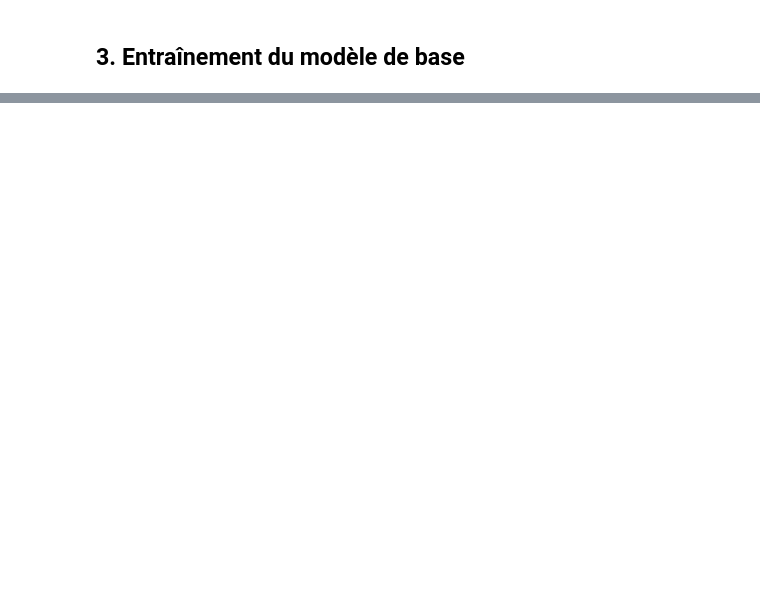
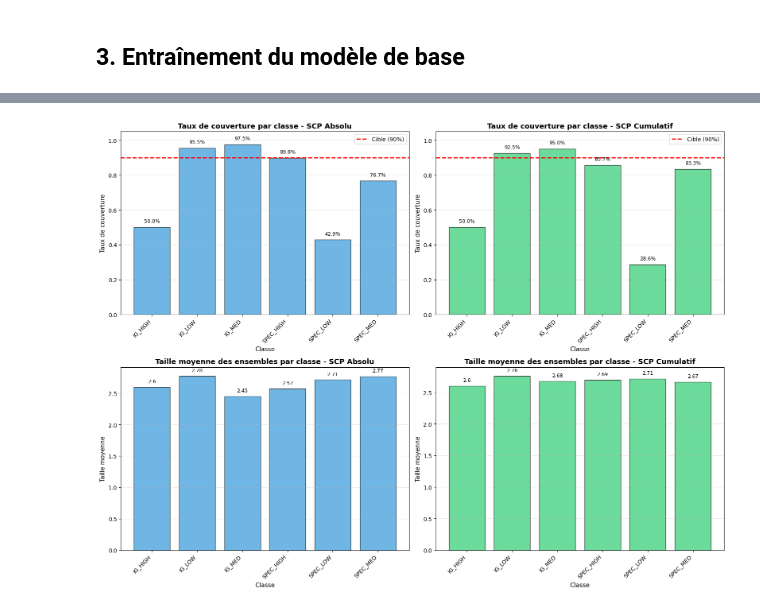
Before and after one commit to ErwannLesech/Prediction-Conforme-et-Regression-Quantile-en-finance, a Jupyter notebook: notebooks/Prediction_Conforme_Classification.ipynb, the cells around one changed output, grey strips where cells are left out. Drawn from its saved outputs; the diff is of its cells as text; code cells hidden in the pictures; blank space fills up the shorter version.

```diff
--- a/notebooks/Prediction_Conforme_Classification.ipynb
+++ b/notebooks/Prediction_Conforme_Classification.ipynb
@@ -626,0 +797,80 @@ Interprétation: ⚠⚠ Faible confiance - Forte incertitude
+# %%
+# Visualisation du coverage par classe
+fig, axes = plt.subplots(2, 2, figsize=(16, 12))
+
+# Preparation des donnees
+classes = list(results_abs.keys())
+coverages_abs = [results_abs[c]['coverage'] for c in classes]
+coverages_cum = [results_cum[c]['coverage'] for c in classes]
+sizes_abs = [results_abs[c]['avg_size'] for c in classes]
+sizes_cum = [results_cum[c]['avg_size'] for c in classes]
+counts = [results_abs[c]['count'] for c in classes]
+
+x_pos = np.arange(len(classes))
+
+# Graphique 1: Coverage par classe (SCP Absolu)
+bars1 = axes[0, 0].bar(x_pos, coverages_abs, color='#3498db', alpha=0.7, edgecolor='black')
+axes[0, 0].axhline(y=0.9, color='red', linestyle='--', linewidth=2, label='Cible (90%)')
+axes[0, 0].set_xlabel('Classe', fontsize=11)
+axes[0, 0].set_ylabel('Taux de couverture', fontsize=11)
+axes[0, 0].set_title('Taux de couverture par classe - SCP Absolu', fontsize=13, fontweight='bold')
+axes[0, 0].set_xticks(x_pos)
+axes[0, 0].set_xticklabels(classes, rotation=45, ha='right')
+axes[0, 0].set_ylim([0, 1.05])
+axes[0, 0].legend()
+axes[0, 0].grid(axis='y', alpha=0.3)
+
+for i, (bar, cov) in enumerate(zip(bars1, coverages_abs)):
+    height = bar.get_height()
+    axes[0, 0].text(bar.get_x() + bar.get_width()/2., height + 0.02,
+                    str(round(cov*100, 1)) + '%', ha='center', va='bottom', fontsize=9)
+
+# Graphique 2: Coverage par classe (SCP Cumulatif)
+bars2 = axes[0, 1].bar(x_pos, coverages_cum, color='#2ecc71', alpha=0.7, edgecolor='black')
+axes[0, 1].axhline(y=0.9, color='red', linestyle='--', linewidth=2, label='Cible (90%)')
+axes[0, 1].set_xlabel('Classe', fontsize=11)
+axes[0, 1].set_ylabel('Taux de couverture', fontsize=11)
+axes[0, 1].set_title('Taux de couverture par classe - SCP Cumulatif', fontsize=13, fontweight='bold')
+axes[0, 1].set_xticks(x_pos)
+axes[0, 1].set_xticklabels(classes, rotation=45, ha='right')
+axes[0, 1].set_ylim([0, 1.05])
+axes[0, 1].legend()
+axes[0, 1].grid(axis='y', alpha=0.3)
+
+for i, (bar, cov) in enumerate(zip(bars2, coverages_cum)):
+    height = bar.get_height()
+    axes[0, 1].text(bar.get_x() + bar.get_width()/2., height + 0.02,
+                    str(round(cov*100, 1)) + '%', ha='center', va='bottom', fontsize=9)
+
+# Graphique 3: Taille moyenne par classe (SCP Absolu)
+bars3 = axes[1, 0].bar(x_pos, sizes_abs, color='#3498db', alpha=0.7, edgecolor='black')
+axes[1, 0].set_xlabel('Classe', fontsize=11)
+axes[1, 0].set_ylabel('Taille moyenne', fontsize=11)
+axes[1, 0].set_title('Taille moyenne des ensembles par classe - SCP Absolu', fontsize=13, fontweight='bold')
+axes[1, 0].set_xticks(x_pos)
+axes[1, 0].set_xticklabels(classes, rotation=45, ha='right')
+axes[1, 0].grid(axis='y', alpha=0.3)
+
+for i, (bar, size) in enumerate(zip(bars3, sizes_abs)):
+    height = bar.get_height()
+    axes[1, 0].text(bar.get_x() + bar.get_width()/2., height + 0.05,
+                    str(round(size, 2)), ha='center', va='bottom', fontsize=9)
+
+# Graphique 4: Taille moyenne par classe (SCP Cumulatif)
+bars4 = axes[1, 1].bar(x_pos, sizes_cum, color='#2ecc71', alpha=0.7, edgecolor='black')
+axes[1, 1].set_xlabel('Classe', fontsize=11)
+axes[1, 1].set_ylabel('Taille moyenne', fontsize=11)
+axes[1, 1].set_title('Taille moyenne des ensembles par classe - SCP Cumulatif', fontsize=13, fontweight='bold')
+axes[1, 1].set_xticks(x_pos)
+axes[1, 1].set_xticklabels(classes, rotation=45, ha='right')
+axes[1, 1].grid(axis='y', alpha=0.3)
+
+for i, (bar, size) in enumerate(zip(bars4, sizes_cum)):
+    height = bar.get_height()
+    axes[1, 1].text(bar.get_x() + bar.get_width()/2., height + 0.05,
+                    str(round(size, 2)), ha='center', va='bottom', fontsize=9)
+
+plt.tight_layout()
+plt.show()
+# %% [output]
+[figure, added]
```
Also changed, not shown: parts of 51 cells of this notebook, 1 other file.
